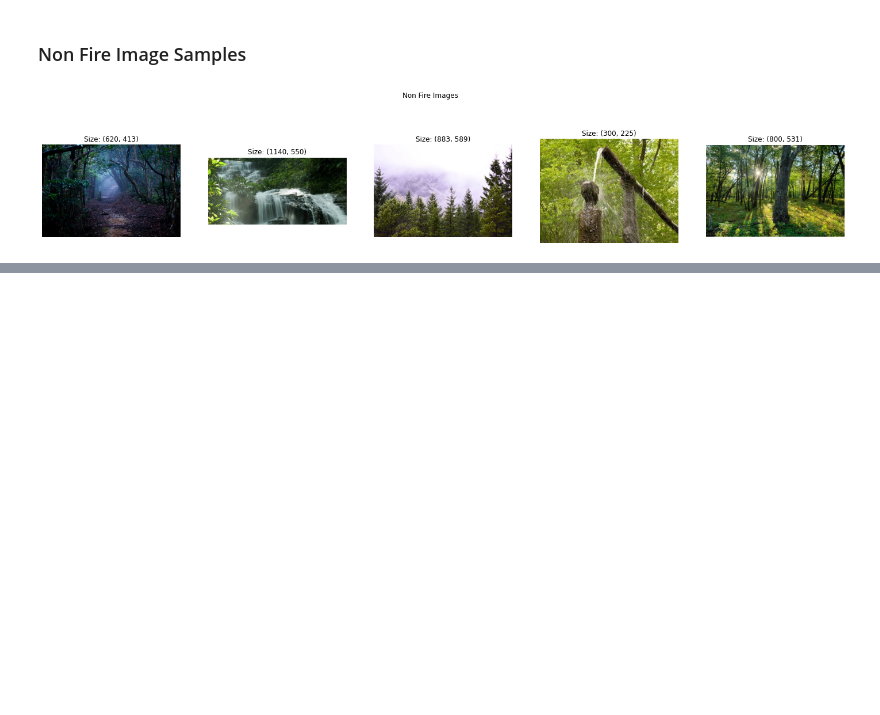
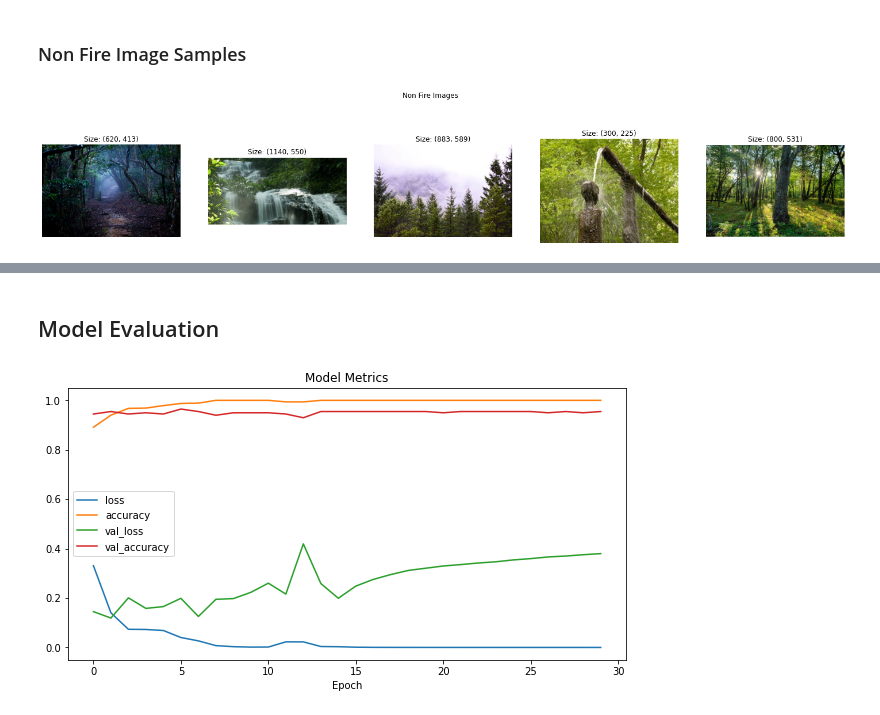
Before and after one commit to Penzragon/h8dsft_Milestone2P2, a Jupyter notebook: script.ipynb, the cells around one changed output, grey strips where cells are left out. Drawn from its saved outputs; the diff is of its cells as text; code cells hidden in the pictures; blank space fills up the shorter version.

Commit message:
Add model evaluation no doc

```diff
--- a/script.ipynb
+++ b/script.ipynb
@@ -142,0 +152,3 @@ plt.show()
+# %%
+train_generator = generator.flow_from_dataframe(dataframe=fire, x_col='image', y_col='label', subset='training', batch_size=32, class_mode='binary', shuffle=True, seed=23, target_size=(224, 224))
+validation_generator = generator.flow_from_dataframe(dataframe=fire, x_col='image', y_col='label', subset='validation', batch_size=32, class_mode='binary', shuffle=True, seed=23, target_size=(224, 224))
@@ -142,0 +160,10 @@ plt.show()
+# %%
+model = Sequential()
+model.add(Conv2D(32, (3, 3), activation='relu', input_shape=(224, 224, 3)))
+model.add(MaxPooling2D(pool_size=(2, 2)))
+model.add(Conv2D(32, (3, 3), activation='relu'))
+model.add(MaxPooling2D(pool_size=(2, 2)))
+model.add(Flatten())
+model.add(Dense(64, activation='relu'))
+model.add(Dense(16, activation='relu'))
+model.add(Dense(1, activation='sigmoid'))
@@ -142,0 +192,6 @@ plt.show()
+# %%
+# Compile the model
+model.compile(optimizer='adam', loss='binary_crossentropy', metrics=['accuracy'])
+
+# Train the model
+history = model.fit(train_generator, epochs=30, validation_data=validation_generator)
@@ -142,0 +216,11 @@ plt.show()
+# %% [markdown]
+## Model Evaluation
+# %%
+metrics = pd.DataFrame(history.history)
+# %%
+metrics.plot(figsize=(10, 5))
+plt.title('Model Metrics')
+plt.xlabel('Epoch')
+plt.show()
+# %% [output]
+[figure, added]
```
Also changed, not shown: parts of 21 cells of this notebook.
